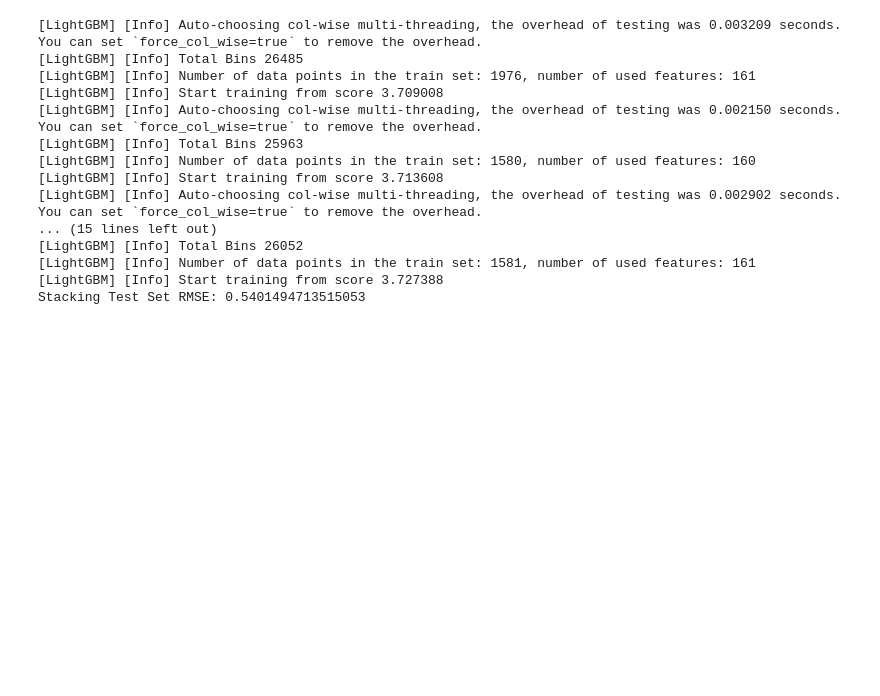
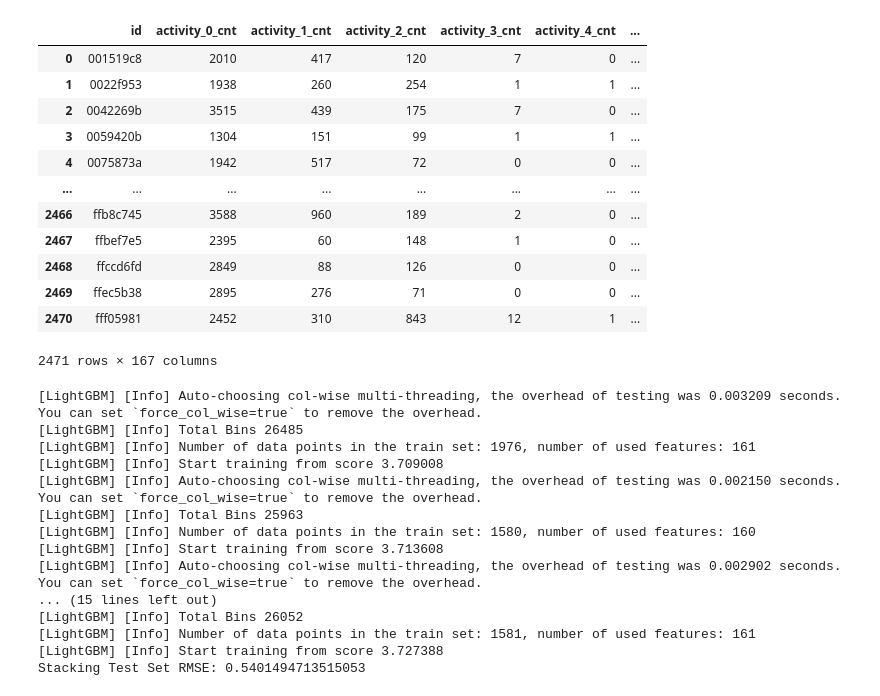
Before and after one commit to Shiv-Expert2503/Linking_Writing, a Jupyter notebook: Notebook/EDA.ipynb, the cells around one changed output. Cells and saved outputs as stored; diff of their text form; code cells hidden in the pictures; blank space fills up the shorter version.

Commit message:
Pipline_left_in_transformation

```diff
--- a/Notebook/EDA.ipynb
+++ b/Notebook/EDA.ipynb
@@ -15,0 +253,36 @@ df.head()
+# %%
+# data_path     = os.path.abspath(os.path.join(os.getcwd(),'..','artifacts','train_logs.csv'))
+train_logs    = pl.scan_csv(os.path.abspath(os.path.join(os.getcwd(),'..','artifacts','train_logs.csv')))
+train_feats   = dev_feats(train_logs)
+train_feats   = train_feats.collect().to_pandas()
+
+print('< Essay Reconstruction >')
+train_logs             = train_logs.collect().to_pandas()
+train_essays           = get_essay_df(train_logs)
+train_feats            = train_feats.merge(word_feats(train_essays), on='id', how='left')
+train_feats            = train_feats.merge(sent_feats(train_essays), on='id', how='left')
+train_feats            = train_feats.merge(parag_feats(train_essays), on='id', how='left')
+train_feats            = train_feats.merge(get_keys_pressed_per_second(train_logs), on='id', how='left')
+train_feats            = train_feats.merge(product_to_keys(train_logs, train_essays), on='id', how='left')
+
+
+print('< Mapping >')
+train_scores   = pl.scan_csv(os.path.abspath(os.path.join(os.getcwd(),'..','artifacts','train_scores.csv')))
+train_scores   = train_scores.collect().to_pandas()
+data           = train_feats.merge(train_scores, on='id', how='left')
+x              = data.drop(['id', 'score'], axis=1)
+y              = data['score'].values
+print(f'Number of features: {len(x.columns)}')
+
+print('< Testing Data >')
+test_logs   = pl.scan_csv(os.path.abspath(os.path.join(os.getcwd(),'..','artifacts','test_logs.csv')))
+test_feats  = dev_feats(test_logs)
+test_feats  = test_feats.collect().to_pandas()
+
+test_logs             = test_logs.collect().to_pandas()
+test_essays           = get_essay_df(test_logs)
+test_feats            = test_feats.merge(word_feats(test_essays), on='id', how='left')
+test_feats            = test_feats.merge(sent_feats(test_essays), on='id', how='left')
+test_feats            = test_feats.merge(parag_feats(test_essays), on='id', how='left')
+test_feats            = test_feats.merge(get_keys_pressed_per_second(test_logs), on='id', how='left')
+test_feats            = test_feats.merge(product_to_keys(test_logs, test_essays), on='id', how='left')
@@ -16,3 +308,19 @@ df.head()
+# %%
+data
+# %% [output]
+|  | id | activity_0_cnt | activity_1_cnt | activity_2_cnt | activity_3_cnt | activity_4_cnt | ... |
+| 0 | 001519c8 | 2010 | 417 | 120 | 7 | 0 | ... |
+| 1 | 0022f953 | 1938 | 260 | 254 | 1 | 1 | ... |
+| 2 | 0042269b | 3515 | 439 | 175 | 7 | 0 | ... |
+| 3 | 0059420b | 1304 | 151 | 99 | 1 | 1 | ... |
+| 4 | 0075873a | 1942 | 517 | 72 | 0 | 0 | ... |
+| ... | ... | ... | ... | ... | ... | ... | ... |
+| 2466 | ffb8c745 | 3588 | 960 | 189 | 2 | 0 | ... |
+| 2467 | ffbef7e5 | 2395 | 60 | 148 | 1 | 0 | ... |
+| 2468 | ffccd6fd | 2849 | 88 | 126 | 0 | 0 | ... |
+| 2469 | ffec5b38 | 2895 | 276 | 71 | 0 | 0 | ... |
+| 2470 | fff05981 | 2452 | 310 | 843 | 12 | 1 | ... |
+2471 rows × 167 columns
 # %%
 from sklearn.model_selection import train_test_split,cross_val_score, KFold, GridSearchCV
 from sklearn.metrics import mean_squared_error, make_scorer
```
Also changed, not shown: parts of 7 cells of this notebook, 7 other files.
